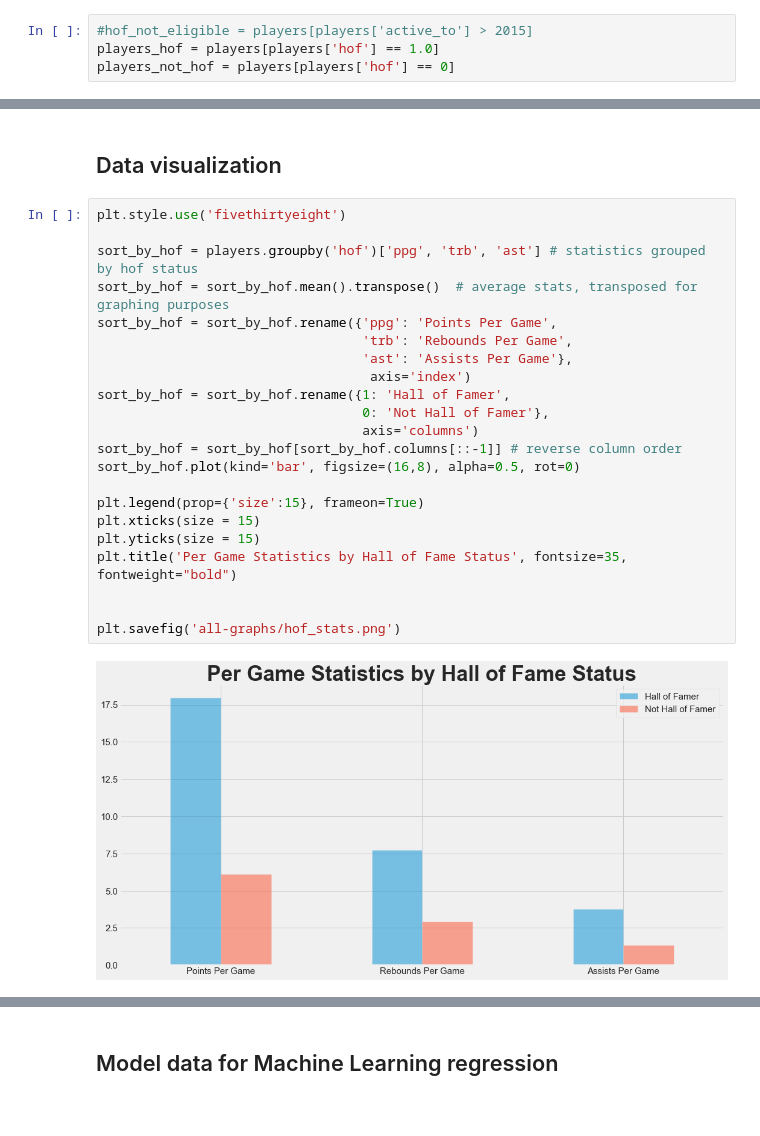
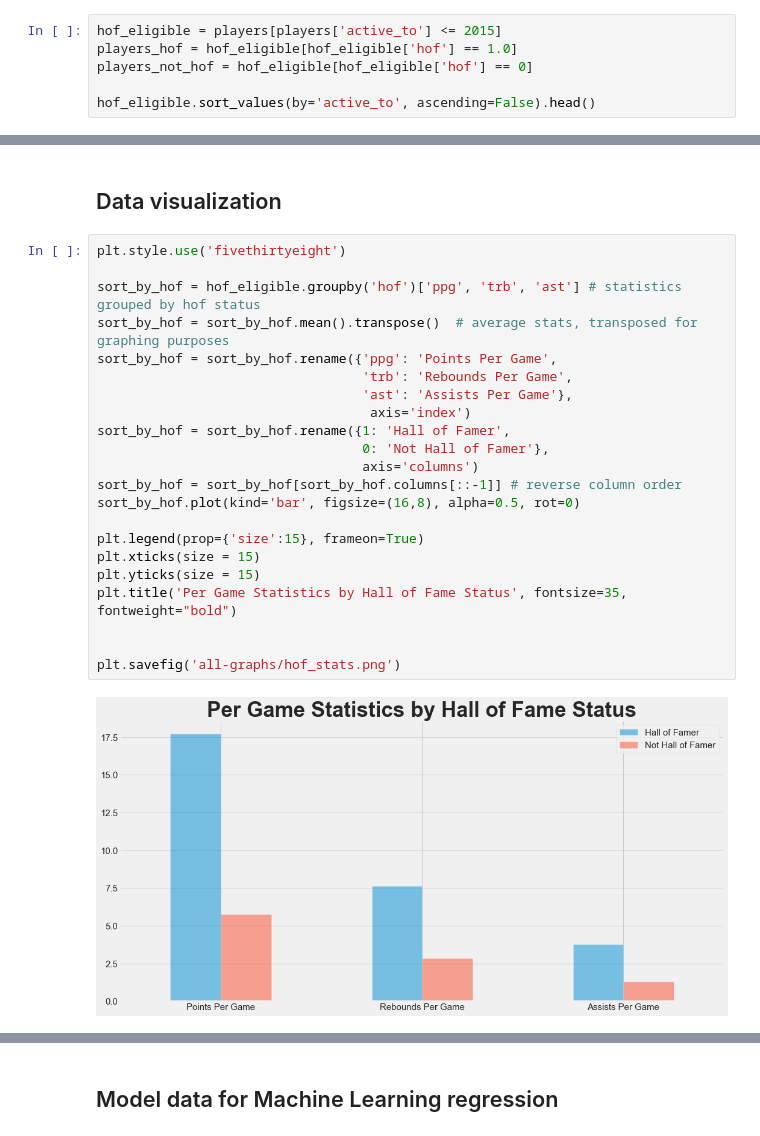
Before and after one commit to ymericson/NBA-player-info, a Jupyter notebook: NBA Hall of Fame - ML.ipynb, the cells around one changed output, grey strips where cells are left out. Saved outputs shown, nothing was run; the diff lists cells and outputs as text.

```diff
--- a/NBA Hall of Fame - ML.ipynb
+++ b/NBA Hall of Fame - ML.ipynb
@@ -85,4 +93,6 @@ players.head()
 # %%
-#hof_not_eligible = players[players['active_to'] > 2015]
-players_hof = players[players['hof'] == 1.0]
-players_not_hof = players[players['hof'] == 0]
+hof_eligible = players[players['active_to'] <= 2015]
+players_hof = hof_eligible[hof_eligible['hof'] == 1.0]
+players_not_hof = hof_eligible[hof_eligible['hof'] == 0]
+
+hof_eligible.sort_values(by='active_to', ascending=False).head()
@@ -91,27 +109,27 @@ players_not_hof = players[players['hof'] == 0]
 # %%
 plt.style.use('fivethirtyeight')
 
-sort_by_hof = players.groupby('hof')['ppg', 'trb', 'ast'] # statistics grouped by hof status
+sort_by_hof = hof_eligible.groupby('hof')['ppg', 'trb', 'ast'] # statistics grouped by hof status
 sort_by_hof = sort_by_hof.mean().transpose()  # average stats, transposed for graphing purposes
 sort_by_hof = sort_by_hof.rename({'ppg': 'Points Per Game',
                                   'trb': 'Rebounds Per Game',
                                   'ast': 'Assists Per Game'},
                                    axis='index')
 sort_by_hof = sort_by_hof.rename({1: 'Hall of Famer',
                                   0: 'Not Hall of Famer'},
                                   axis='columns')
 sort_by_hof = sort_by_hof[sort_by_hof.columns[::-1]] # reverse column order
 sort_by_hof.plot(kind='bar', figsize=(16,8), alpha=0.5, rot=0)
 
 plt.legend(prop={'size':15}, frameon=True)
 plt.xticks(size = 15)
 plt.yticks(size = 15)
 plt.title('Per Game Statistics by Hall of Fame Status', fontsize=35, fontweight="bold")
 
 
 plt.savefig('all-graphs/hof_stats.png')
 # %% [output]
-[figure, old version]
+[figure, new version]
 # %%
 plt.style.use('fivethirtyeight')
 
```
Also changed, not shown: parts of 40 cells of this notebook, 1 other file.
